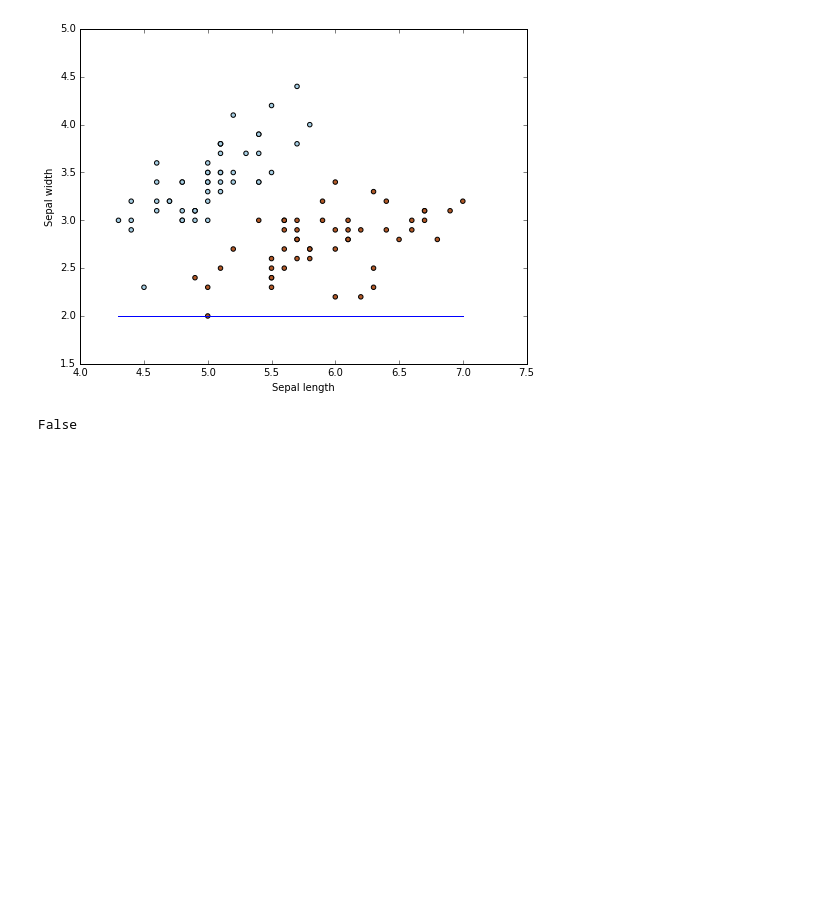
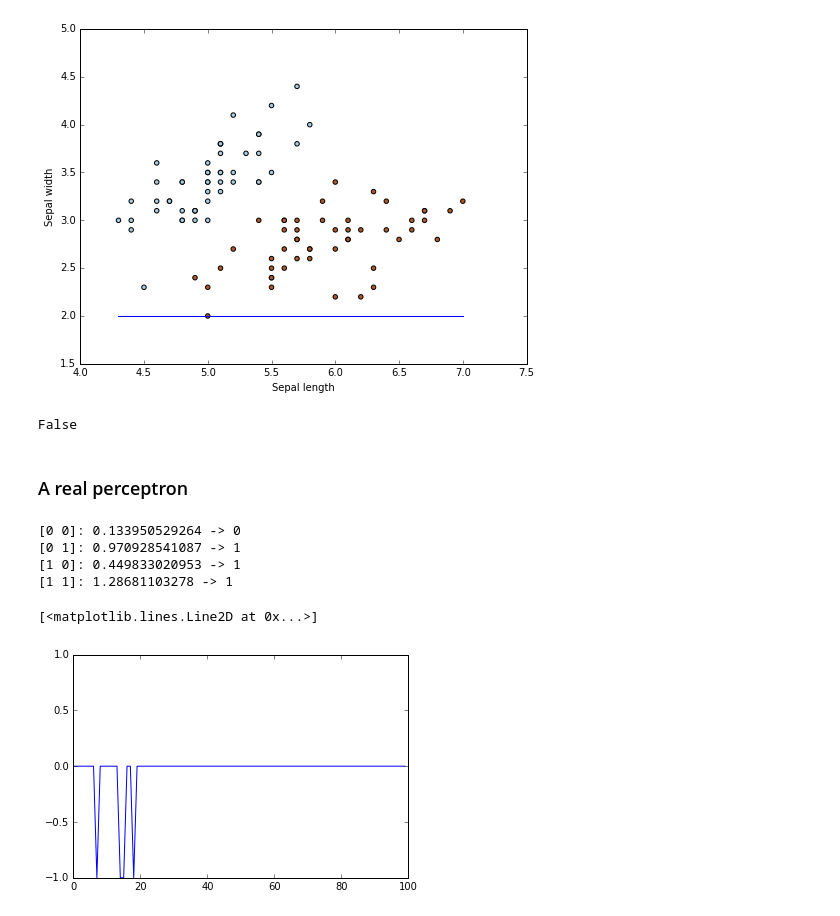
Before and after one commit to AbstractGeek/rusmalai-ncbs, a Jupyter notebook: perceptrons.ipynb, the cells around one changed output. Saved outputs shown, nothing was run; the diff lists cells and outputs as text; code cells hidden in the pictures; blank space fills up the shorter version.

Commit message:
Added actual perceptron

```diff
--- a/perceptrons.ipynb
+++ b/perceptrons.ipynb
@@ -52,3 +52,55 @@ correctly_classified = np.all(plant_class == Y)
 correctly_classified
 # %% [output]
 False
+# %% [markdown]
+### A real perceptron
+# %%
+from random import choice
+from numpy import array, dot, random
+
+def unit_step(x,theta):
+    ''' This is our activation function. '''
+    fx = 0
+    if x < theta:
+        fx= 0
+    else:
+        fx= 1
+    return fx
+
+training_data = [
+    array([0,0,1]),
+    array([0,1,1]),
+    array([1,0,1]),
+    array([1,1,1]),
+]
+
+target = [0,1,1,1]
+
+w = random.rand(3) # Initializing weights randomly.
+errors = []
+eta = 0.2 # Learning rate
+n = 100 # Number of iterations
+theta = 0.25 # Threshold
+
+for i in xrange(n):
+    x, expected = choice(zip(training_data,target))
+    result = dot(w, x)
+    error = expected - unit_step(result,theta)
+    errors.append(error)
+    w += eta * error * x
+
+for x, _ in zip(training_data,target):
+    result = dot(x, w)
+    print("{}: {} -> {}".format(x[:2], result, unit_step(result,theta)))
+# %% [output]
+[0 0]: 0.133950529264 -> 0
+[0 1]: 0.970928541087 -> 1
+[1 0]: 0.449833020953 -> 1
+[1 1]: 1.28681103278 -> 1
+# %%
+from pylab import plot, ylim
+ylim([-1,1])
+plot(errors)
+# %% [output]
+[<matplotlib.lines.Line2D at 0x...>]
+[figure, added]
```
Also changed, not shown: parts of 4 cells of this notebook.
